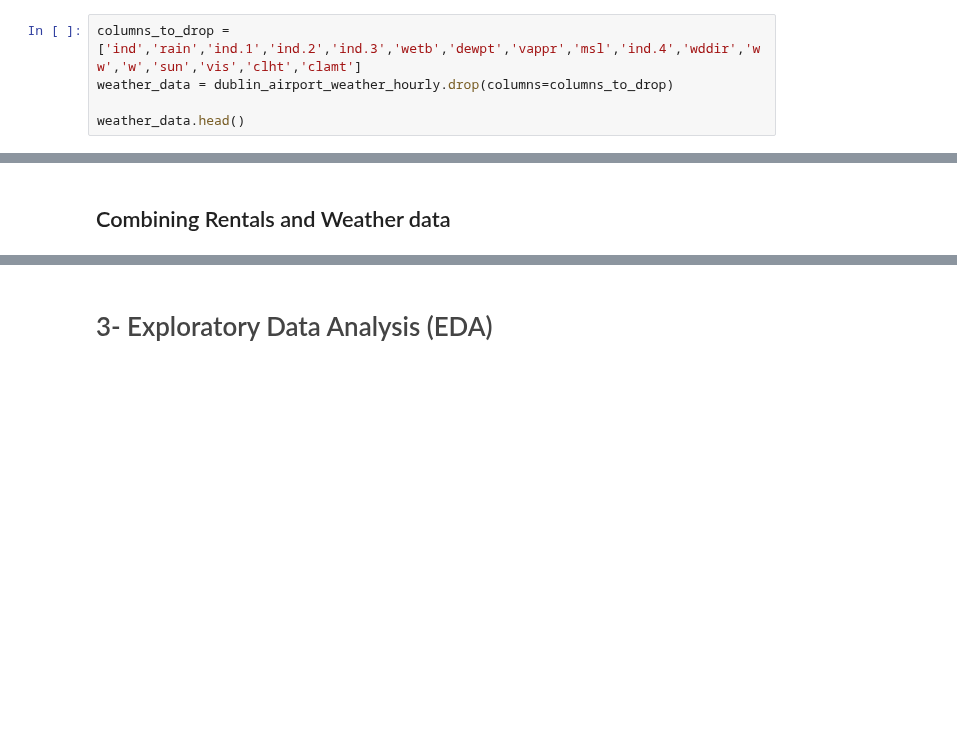
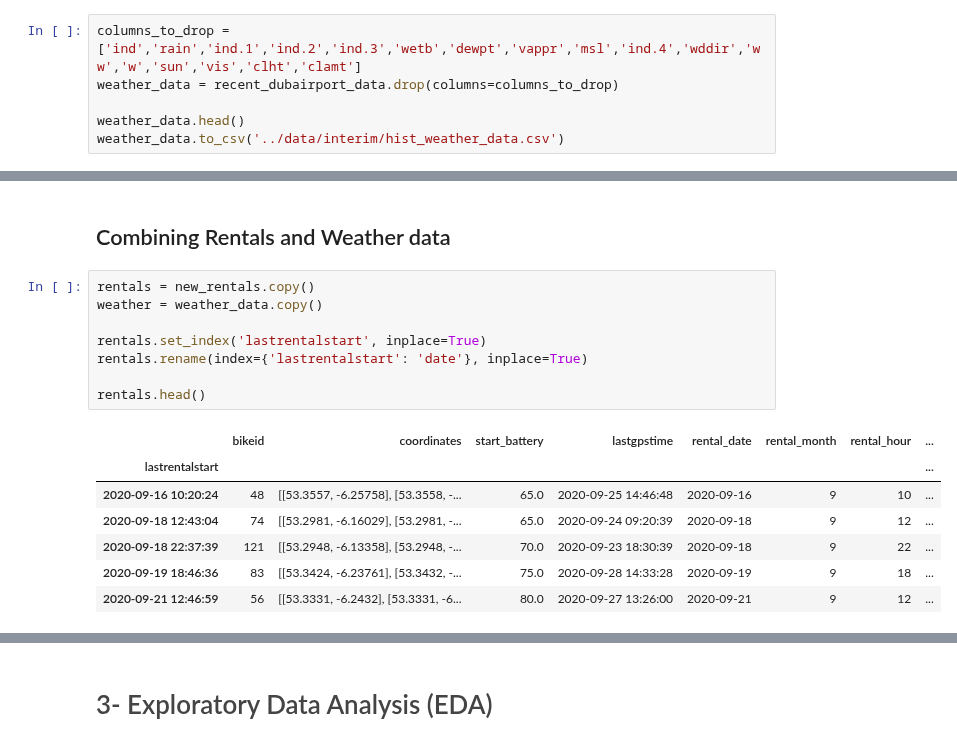
Before and after one commit to pessini/moby-bikes, a Jupyter notebook: notebooks/moby-demand-predicition.ipynb, the cells around one changed output, grey strips where cells are left out. Cells and saved outputs as stored; diff of their text form; blank space fills up the shorter version.

```diff
--- a/notebooks/moby-demand-predicition.ipynb
+++ b/notebooks/moby-demand-predicition.ipynb
@@ -211,6 +211,7 @@ len(dublin_airport_weather_hourly), len(recent_dubairport_data)
 (267337, 6721)
 # %%
 columns_to_drop = ['ind','rain','ind.1','ind.2','ind.3','wetb','dewpt','vappr','msl','ind.4','wddir','ww','w','sun','vis','clht','clamt']
-weather_data = dublin_airport_weather_hourly.drop(columns=columns_to_drop)
+weather_data = recent_dubairport_data.drop(columns=columns_to_drop)
 
 weather_data.head()
+weather_data.to_csv('../data/interim/hist_weather_data.csv')
@@ -420,3 +414,19 @@ new_rentals = grouped_rentals.copy()
 new_rentals.to_csv('../data/interim/new_features_rentals.csv')
 # %% [markdown]
 ## Combining Rentals and Weather data
+# %%
+rentals = new_rentals.copy()
+weather = weather_data.copy()
+
+rentals.set_index('lastrentalstart', inplace=True)
+rentals.rename(index={'lastrentalstart': 'date'}, inplace=True)
+
+rentals.head()
+# %% [output]
+|  | bikeid | coordinates | start_battery | lastgpstime | rental_date | rental_month | rental_hour | ... |
+| lastrentalstart |  |  |  |  |  |  |  | ... |
+| 2020-09-16 10:20:24 | 48 | [[53.3557, -6.25758], [53.3558, -... | 65.0 | 2020-09-25 14:46:48 | 2020-09-16 | 9 | 10 | ... |
+| 2020-09-18 12:43:04 | 74 | [[53.2981, -6.16029], [53.2981, -... | 65.0 | 2020-09-24 09:20:39 | 2020-09-18 | 9 | 12 | ... |
+| 2020-09-18 22:37:39 | 121 | [[53.2948, -6.13358], [53.2948, -... | 70.0 | 2020-09-23 18:30:39 | 2020-09-18 | 9 | 22 | ... |
+| 2020-09-19 18:46:36 | 83 | [[53.3424, -6.23761], [53.3432, -... | 75.0 | 2020-09-28 14:33:28 | 2020-09-19 | 9 | 18 | ... |
+| 2020-09-21 12:46:59 | 56 | [[53.3331, -6.2432], [53.3331, -6... | 80.0 | 2020-09-27 13:26:00 | 2020-09-21 | 9 | 12 | ... |
```
Also changed, not shown: parts of 4 cells of this notebook.
